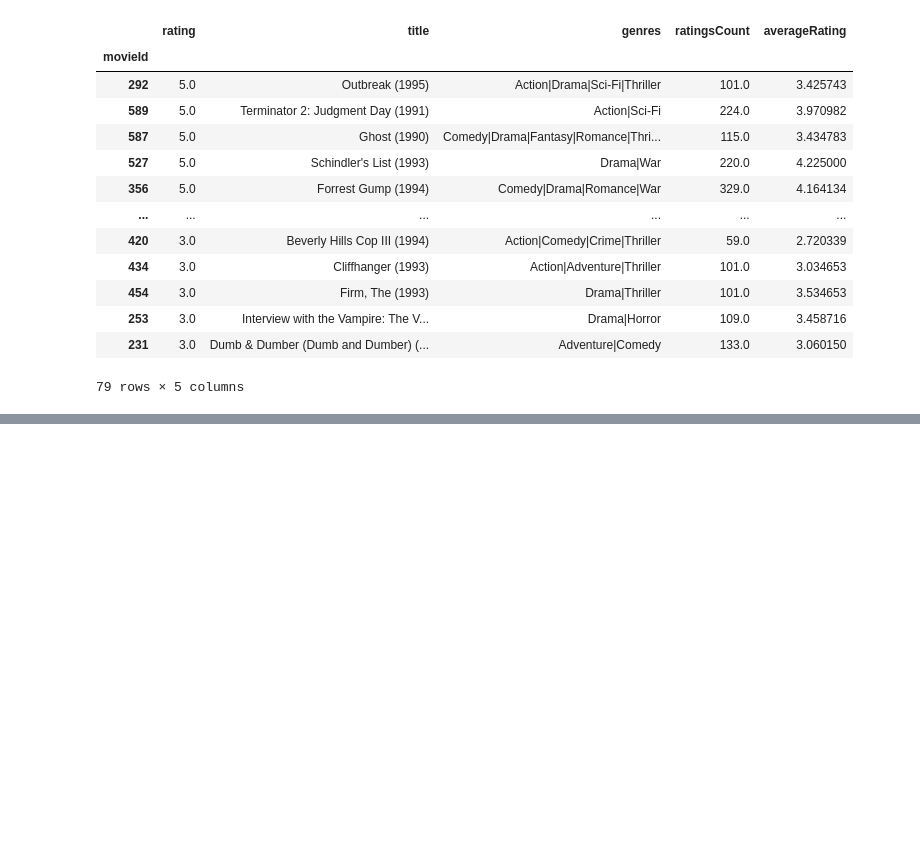
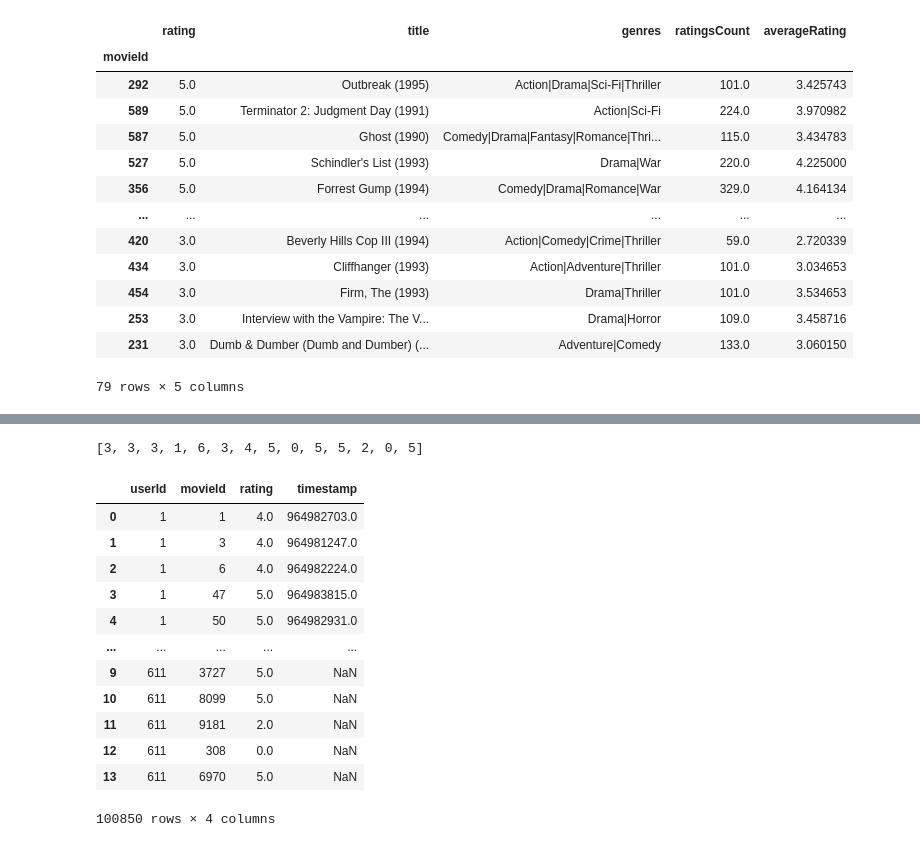
Before and after one commit to Harry-Turner/Python, a Jupyter notebook: ML_MovieRecommender.ipynb, the cells around one changed output, grey strips where cells are left out. Drawn from its saved outputs; the diff is of its cells as text; code cells hidden in the pictures; blank space fills up the shorter version.

```diff
--- a/ML_MovieRecommender.ipynb
+++ b/ML_MovieRecommender.ipynb
@@ -333,0 +422,44 @@ make_movie_recommendation(SAMPLE_USER_ID)
+# %%
+MINIMUM_RATING = 0
+MAXIMUM_RATING = 5
+
+test_user_ratings = []
+
+for index in range(0, NUMBER_OF_MOVIES):
+
+  random_rating = random.randint(MINIMUM_RATING, MAXIMUM_RATING + 1)
+
+  test_user_ratings.append(random_rating)
+
+test_user_ratings
+# %% [output]
+[3, 3, 3, 1, 6, 3, 4, 5, 0, 5, 5, 2, 0, 5]
+# %%
+user_data = [list(index) for index in zip(test_user_watched_movies, test_user_ratings)]
+user_data
+
+def create_new_user(user_data):
+
+  new_user_id = ratings_dataframe["userId"].max() + 1
+
+  new_user_dataframe = pandas.DataFrame(user_data, columns = ["movieId", "rating"])
+
+  new_user_dataframe["userId"] = new_user_id
+
+  return pandas.concat([ratings_dataframe, new_user_dataframe])
+
+create_new_user(user_data)
+# %% [output]
+|  | userId | movieId | rating | timestamp |
+| 0 | 1 | 1 | 4.0 | 964982703.0 |
+| 1 | 1 | 3 | 4.0 | 964981247.0 |
+| 2 | 1 | 6 | 4.0 | 964982224.0 |
+| 3 | 1 | 47 | 5.0 | 964983815.0 |
+| 4 | 1 | 50 | 5.0 | 964982931.0 |
+| ... | ... | ... | ... | ... |
+| 9 | 611 | 3727 | 5.0 | NaN |
+| 10 | 611 | 8099 | 5.0 | NaN |
+| 11 | 611 | 9181 | 2.0 | NaN |
+| 12 | 611 | 308 | 0.0 | NaN |
+| 13 | 611 | 6970 | 5.0 | NaN |
+100850 rows × 4 columns
```
Also changed, not shown: parts of 4 cells of this notebook.
